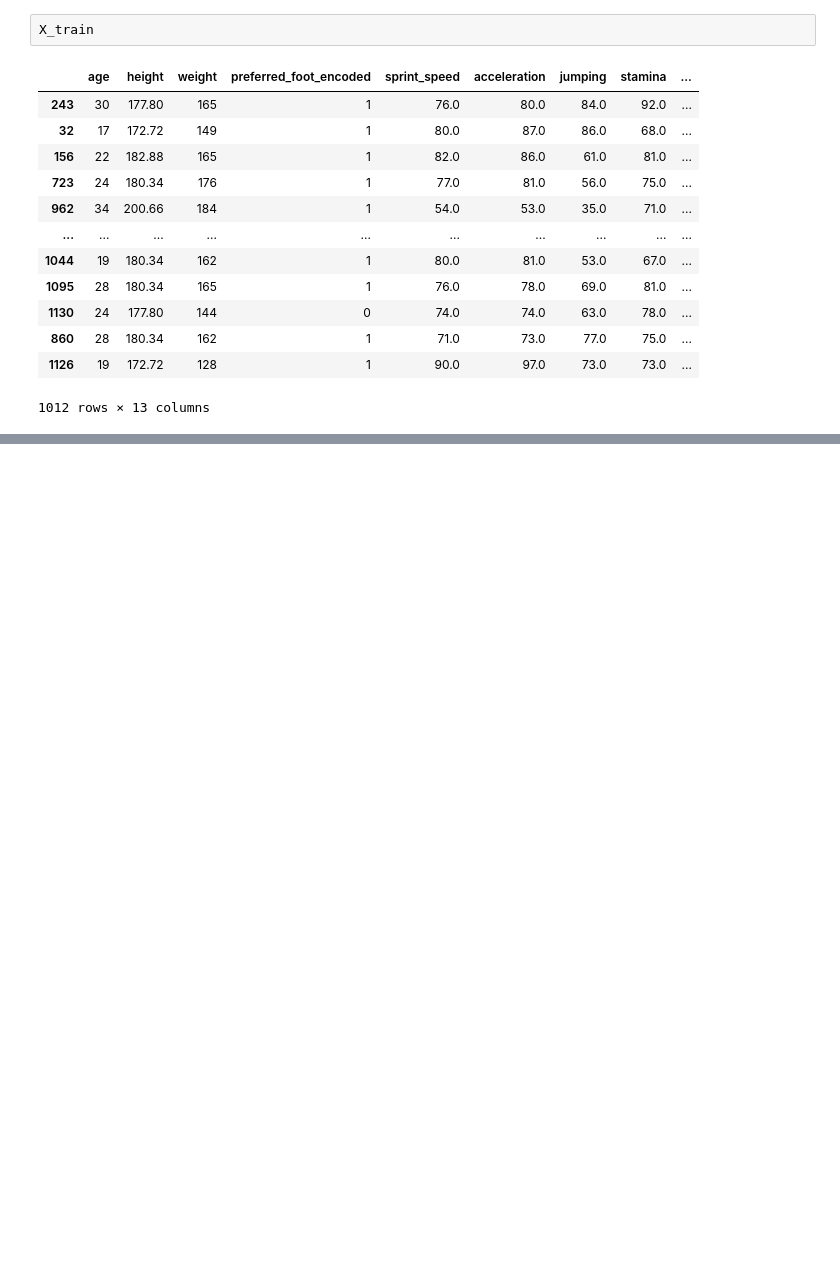
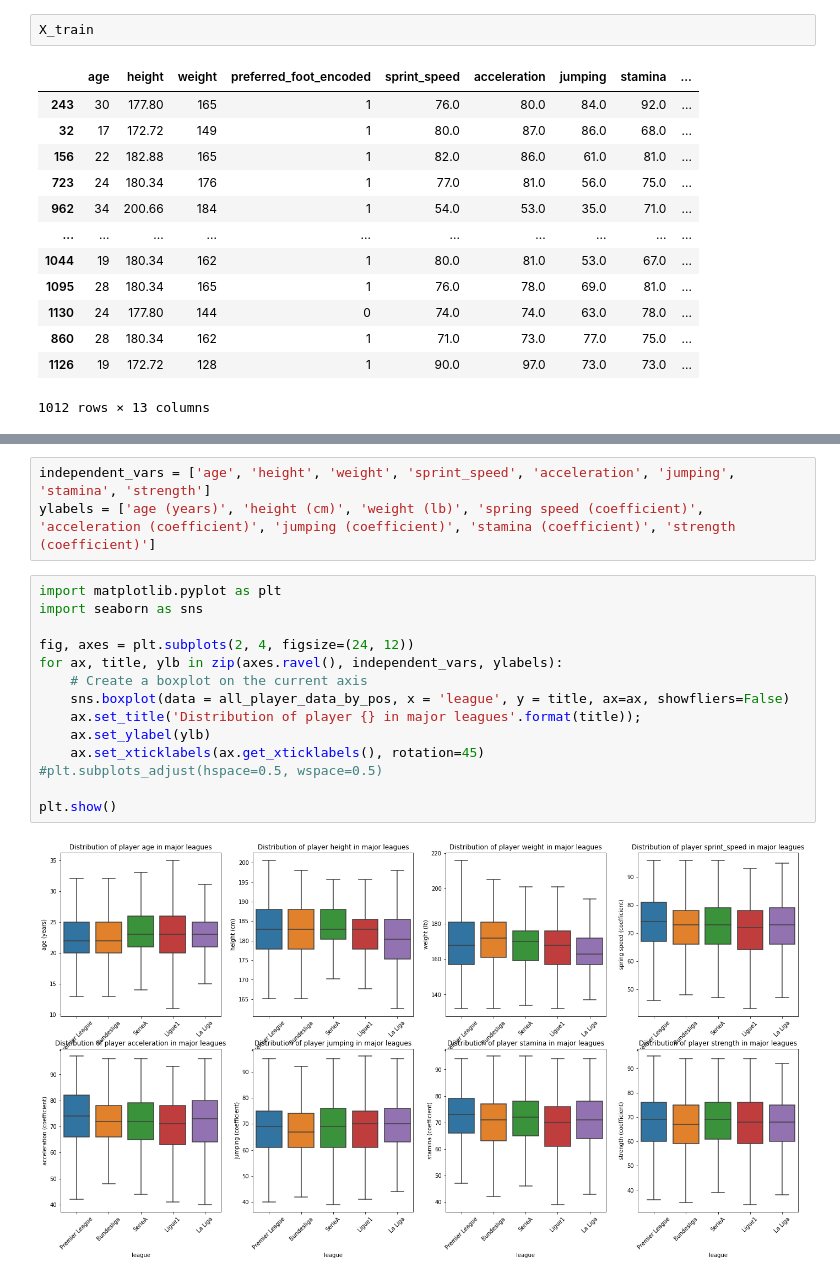
Before and after one commit to ffutera/sports-science, a Jupyter notebook: Regressions.ipynb, the cells around one changed output, grey strips where cells are left out. Cells and saved outputs as stored; diff of their text form; blank space fills up the shorter version.

```diff
--- a/Regressions.ipynb
+++ b/Regressions.ipynb
@@ -1445,0 +1545,19 @@ y_val.shape
+# %%
+independent_vars = ['age', 'height', 'weight', 'sprint_speed', 'acceleration', 'jumping', 'stamina', 'strength']
+ylabels = ['age (years)', 'height (cm)', 'weight (lb)', 'spring speed (coefficient)', 'acceleration (coefficient)', 'jumping (coefficient)', 'stamina (coefficient)', 'strength (coefficient)']
+# %%
+import matplotlib.pyplot as plt
+import seaborn as sns
+
+fig, axes = plt.subplots(2, 4, figsize=(24, 12))
+for ax, title, ylb in zip(axes.ravel(), independent_vars, ylabels):
+    # Create a boxplot on the current axis
+    sns.boxplot(data = all_player_data_by_pos, x = 'league', y = title, ax=ax, showfliers=False)
+    ax.set_title('Distribution of player {} in major leagues'.format(title));
+    ax.set_ylabel(ylb)
+    ax.set_xticklabels(ax.get_xticklabels(), rotation=45)
+#plt.subplots_adjust(hspace=0.5, wspace=0.5)
+
+plt.show()
+# %% [output]
+[figure, added]
```
Also changed, not shown: parts of 33 cells of this notebook.
